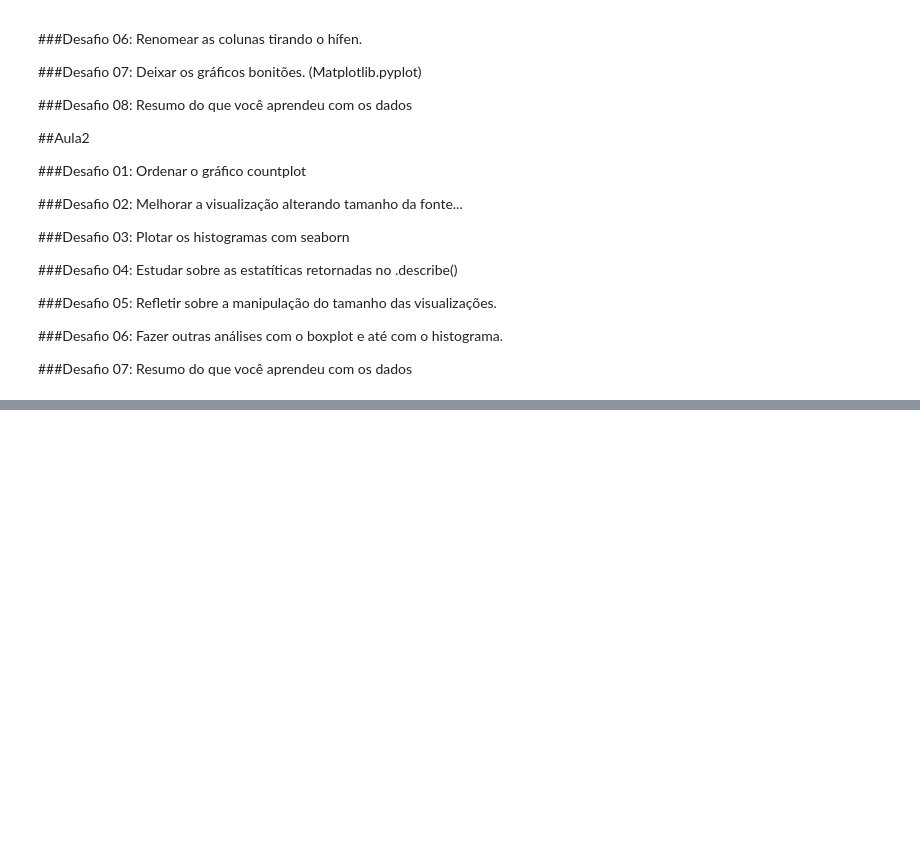
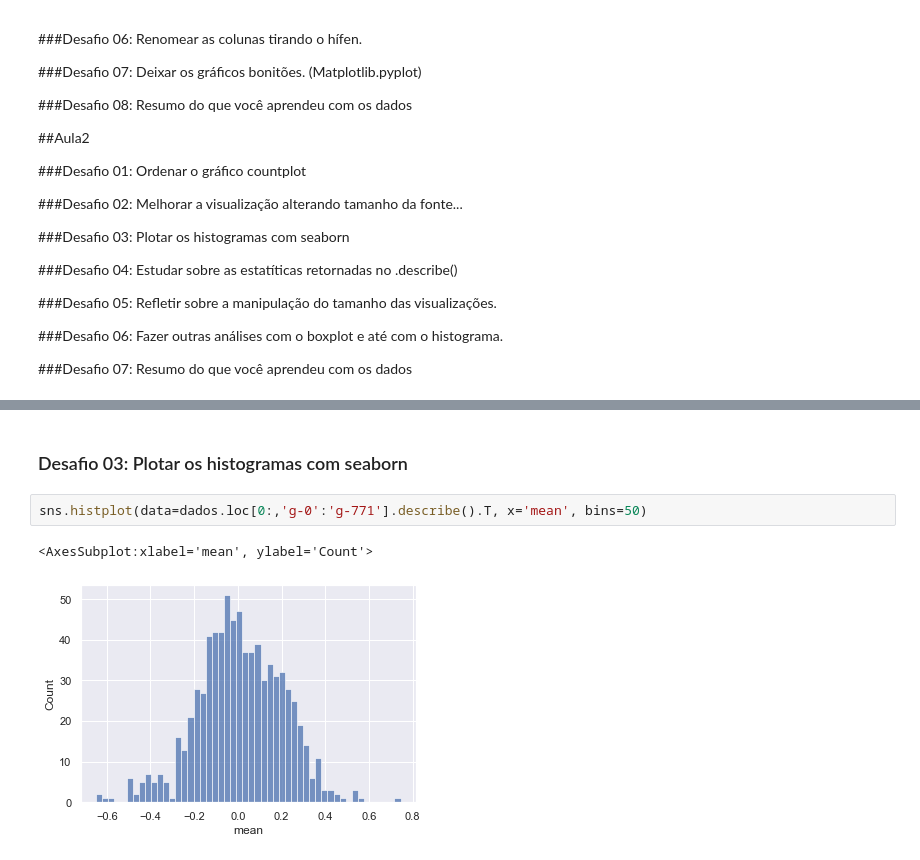
Before and after one commit to vagmartens/alura_imersaodados3, a Jupyter notebook: Alura_Aula_02.ipynb, the cells around one changed output, grey strips where cells are left out. Drawn from its saved outputs; the diff is of its cells as text; blank space fills up the shorter version.

```diff
--- a/Alura_Aula_02.ipynb
+++ b/Alura_Aula_02.ipynb
@@ -409,0 +471,7 @@ sns.boxplot(y='g-0', x='tratamento' , data=dados)
+# %% [markdown]
+### Desafio 03: Plotar os histogramas com seaborn
+# %%
+sns.histplot(data=dados.loc[0:,'g-0':'g-771'].describe().T, x='mean', bins=50)
+# %% [output]
+<AxesSubplot:xlabel='mean', ylabel='Count'>
+[figure, added]
```
Also changed, not shown: parts of 4 cells of this notebook.
